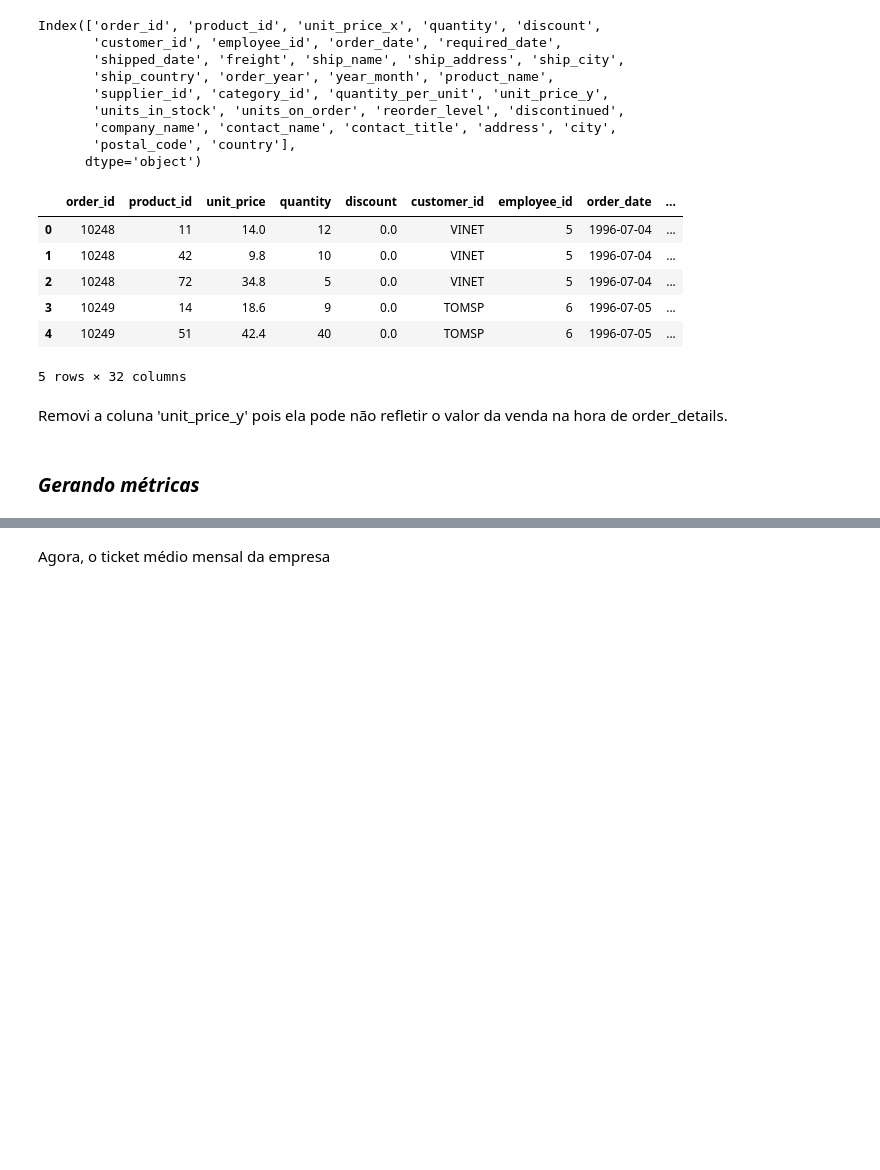
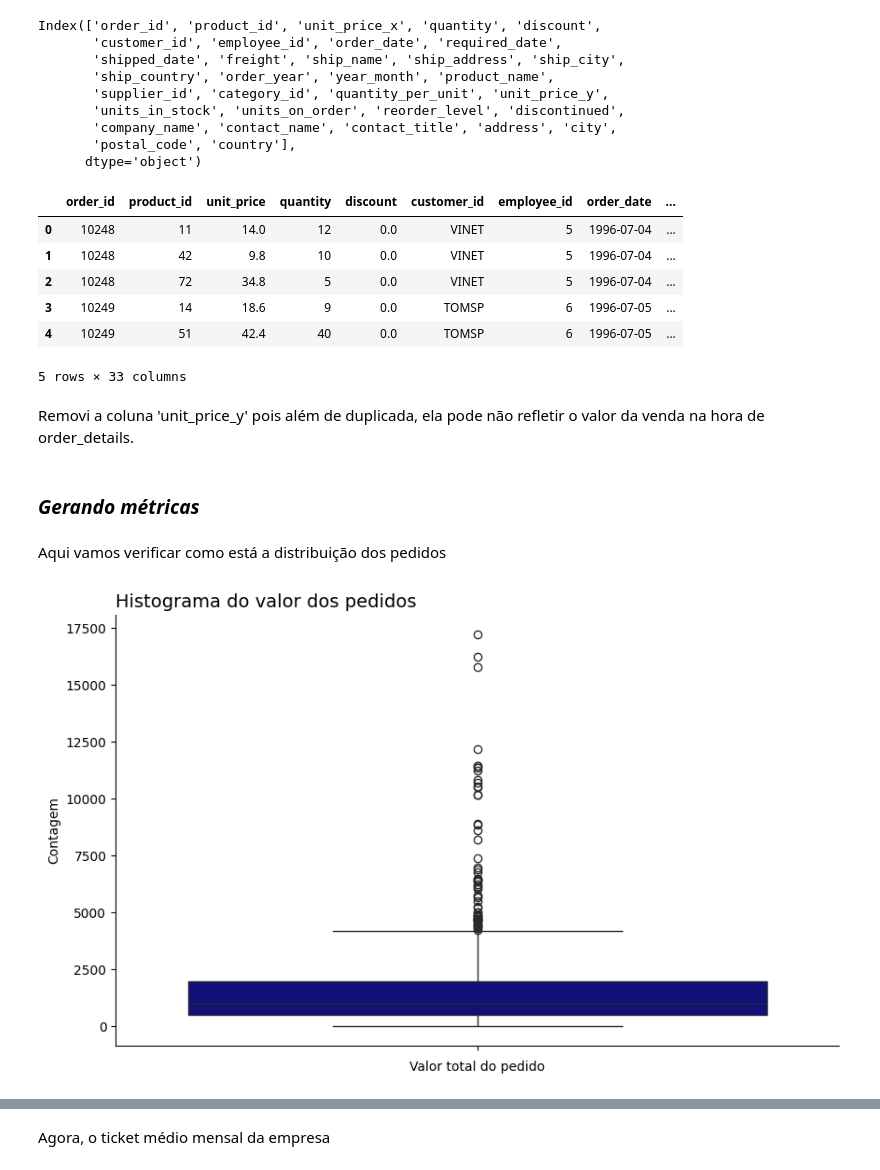
Before and after one commit to raulward/projeto-northwind, a Jupyter notebook: woorkbook.ipynb, the cells around one changed output, grey strips where cells are left out. Cells and saved outputs as stored; diff of their text form; code cells hidden in the pictures; blank space fills up the shorter version.

```diff
--- a/woorkbook.ipynb
+++ b/woorkbook.ipynb
@@ -328,6 +349,8 @@ Index(['order_id', 'product_id', 'unit_price_x', 'quantity', 'discount',
 # %%
 northwind = (df_1.drop(columns=['unit_price_y']).rename(columns={'unit_price_x':'unit_price'}))
 
+northwind['total_item'] = northwind['unit_price'] * northwind['quantity'] - (northwind['discount'] * 100)
+
 northwind.head()
 # %% [output]
 |  | order_id | product_id | unit_price | quantity | discount | customer_id | employee_id | order_date | ... |
@@ -336,8 +359,28 @@ northwind.head()
 | 2 | 10248 | 72 | 34.8 | 5 | 0.0 | VINET | 5 | 1996-07-04 | ... |
 | 3 | 10249 | 14 | 18.6 | 9 | 0.0 | TOMSP | 6 | 1996-07-05 | ... |
 | 4 | 10249 | 51 | 42.4 | 40 | 0.0 | TOMSP | 6 | 1996-07-05 | ... |
-5 rows × 32 columns
+5 rows × 33 columns
 # %% [markdown]
-Removi a coluna 'unit_price_y' pois ela pode não refletir o valor da venda na hora de order_details.
+Removi a coluna 'unit_price_y' pois além de duplicada, ela pode não refletir o valor da venda na hora de order_details.
 # %% [markdown]
 ### *Gerando métricas*
+# %% [markdown]
+Aqui vamos verificar como está a distribuição dos pedidos
+# %%
+total_items = northwind.groupby("order_id")["total_item"].sum()
+
+median_value = total_items.median()
+
+fig, ax = plt.subplots(figsize=(10,6))
+sns.boxplot(total_items, color="Darkblue", ax=ax)
+
+ax.set_title('Histograma do valor dos pedidos', loc='left', fontsize=14)
+ax.set_xlabel('Valor total do pedido')
+ax.set_ylabel('Contagem')
+
+ax.spines['top'].set_visible(False)
+ax.spines['right'].set_visible(False)
+
+plt.show()
+# %% [output]
+[figure, added]
```
Also changed, not shown: parts of 15 cells of this notebook.
